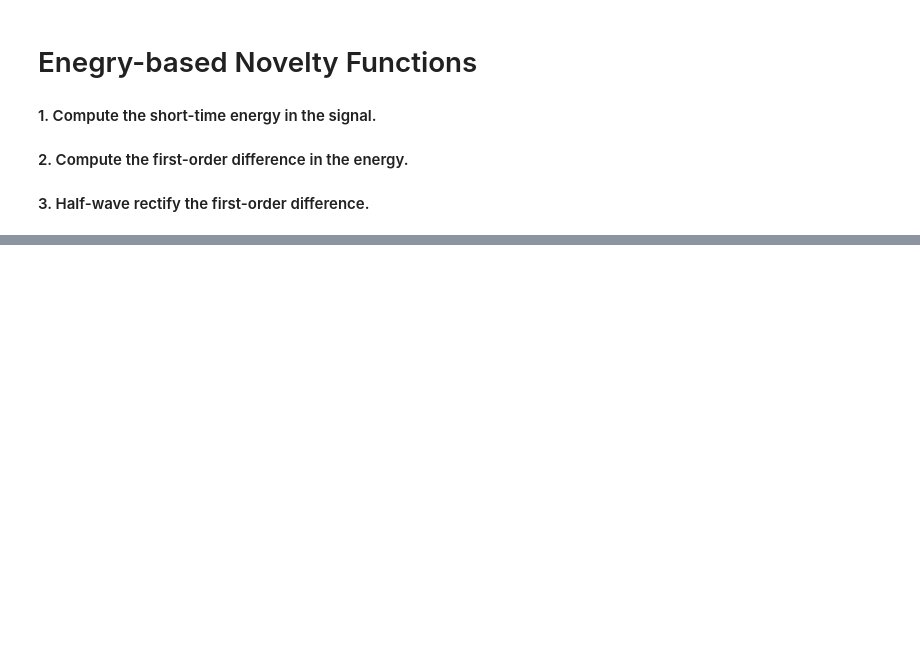
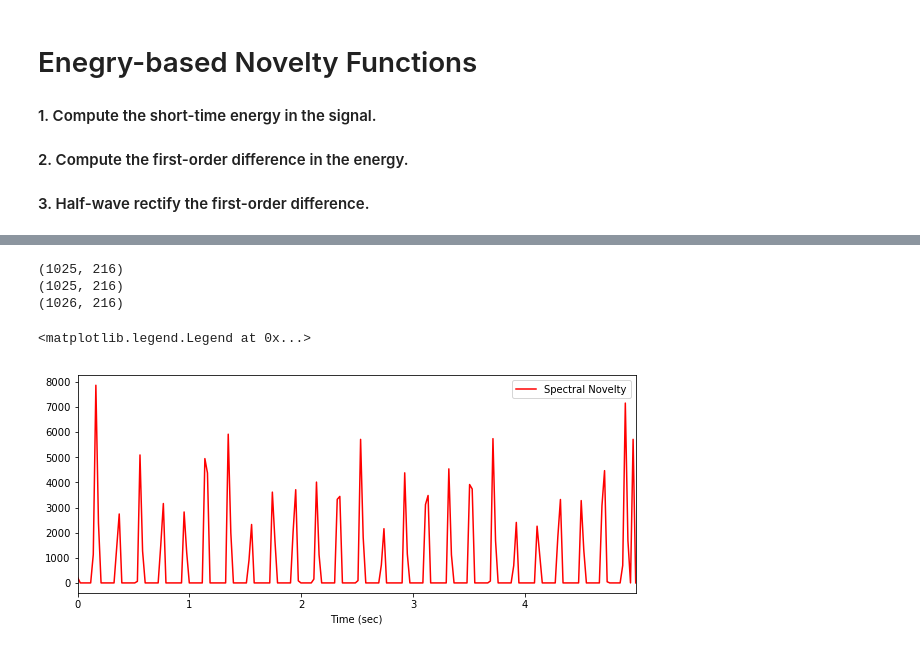
Before and after one commit to minwookchang/MusicalFunctions, a Jupyter notebook: onset_detection.ipynb, the cells around one changed output, grey strips where cells are left out. Cells and saved outputs as stored; diff of their text form; code cells hidden in the pictures; blank space fills up the shorter version.

Commit message:
add rsme & spectral analysis

```diff
--- a/onset_detection.ipynb
+++ b/onset_detection.ipynb
@@ -84,0 +118,31 @@ plt.legend(('RMSE', 'delta RMSE', 'energy novelty'))
+# %%
+
+
+S = np.abs(librosa.stft(y))
+print(S.shape)
+power_S = librosa.power_to_db(S**2, ref = np.max)
+print(power_S.shape)
+
+power_S_diff = np.zeros_like(power_S)
+power_S_diff = np.diff(power_S, axis = 1)
+
+power_S_diff = np.pad(power_S_diff, (0,1), 'constant', constant_values=(0))
+print(power_S_diff.shape)
+
+spectral_novelty = np.max([np.zeros_like(power_S_diff[1]), np.sum(power_S_diff, axis = 0)],axis = 0)
+
+frames = np.arange(len(spectral_novelty))
+t = librosa.frames_to_time(frames, sr=sr)
+
+
+plt.figure(figsize=(10,  4))
+plt.plot(t, spectral_novelty, 'r-')
+plt.xlim(0, t.max())
+plt.xlabel('Time (sec)')
+plt.legend(('Spectral Novelty','Log Engery'))
+# %% [output]
+(1025, 216)
+(1025, 216)
+(1026, 216)
+<matplotlib.legend.Legend at 0x...>
+[figure, added]
```
Also changed, not shown: parts of 7 cells of this notebook.
